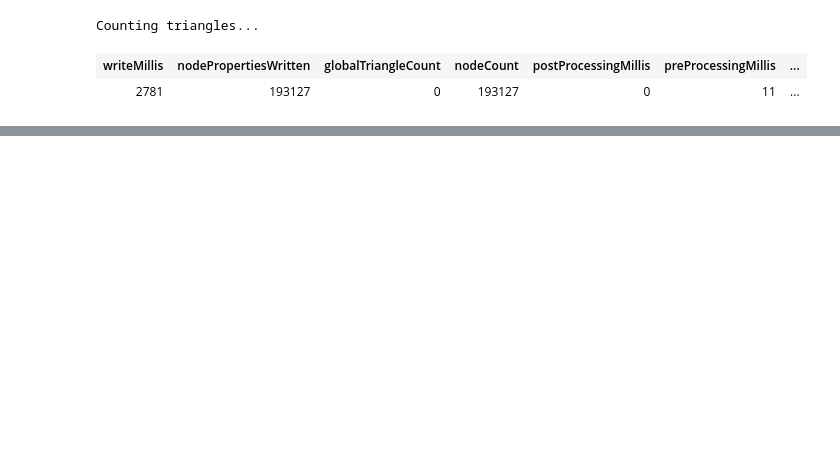
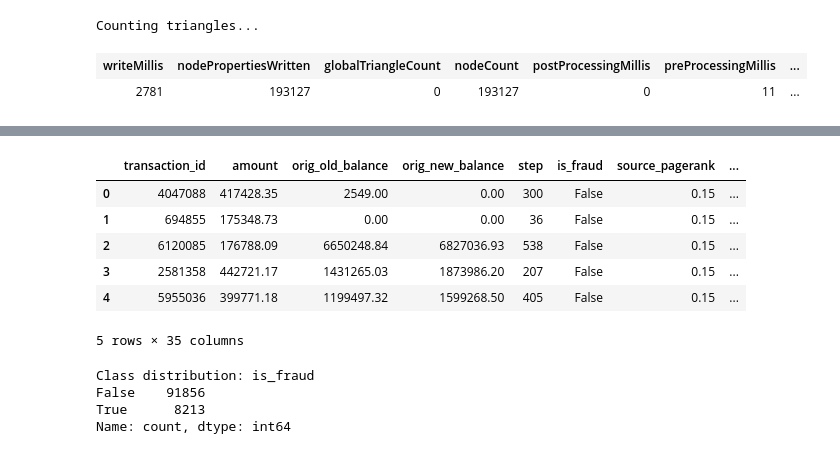
Before and after one commit to Hritin-Raj/Network-Analysis-Fraud-Detection-using-Knowledge-Graphs, a Jupyter notebook: main.ipynb, the cells around one changed output, grey strips where cells are left out. Cells and saved outputs as stored; diff of their text form; code cells hidden in the pictures; blank space fills up the shorter version.

```diff
--- a/main.ipynb
+++ b/main.ipynb
@@ -508,0 +596,26 @@ graph.run("CALL gds.graph.drop('triangle_graph')")
+# %%
+# One-hot encode categorical variables
+if 'transaction_type' in features_df.columns:
+    transaction_type_dummies = pd.get_dummies(features_df['transaction_type'], prefix='type')
+    features_df = pd.concat([features_df, transaction_type_dummies], axis=1)
+    features_df.drop('transaction_type', axis=1, inplace=True)
+# %%
+features_df.head()
+# %% [output]
+|  | transaction_id | amount | orig_old_balance | orig_new_balance | step | is_fraud | source_pagerank | ... |
+| 0 | 4047088 | 417428.35 | 2549.00 | 0.00 | 300 | False | 0.15 | ... |
+| 1 | 694855 | 175348.73 | 0.00 | 0.00 | 36 | False | 0.15 | ... |
+| 2 | 6120085 | 176788.09 | 6650248.84 | 6827036.93 | 538 | False | 0.15 | ... |
+| 3 | 2581358 | 442721.17 | 1431265.03 | 1873986.20 | 207 | False | 0.15 | ... |
+| 4 | 5955036 | 399771.18 | 1199497.32 | 1599268.50 | 405 | False | 0.15 | ... |
+5 rows × 35 columns
+# %%
+X = features_df.drop(['transaction_id', 'is_fraud'], axis=1, errors='ignore')
+y = features_df['is_fraud']
+
+print(f"Class distribution: {y.value_counts()}")
+# %% [output]
+Class distribution: is_fraud
+False    91856
+True      8213
+Name: count, dtype: int64
```
Also changed, not shown: parts of 9 cells of this notebook.
